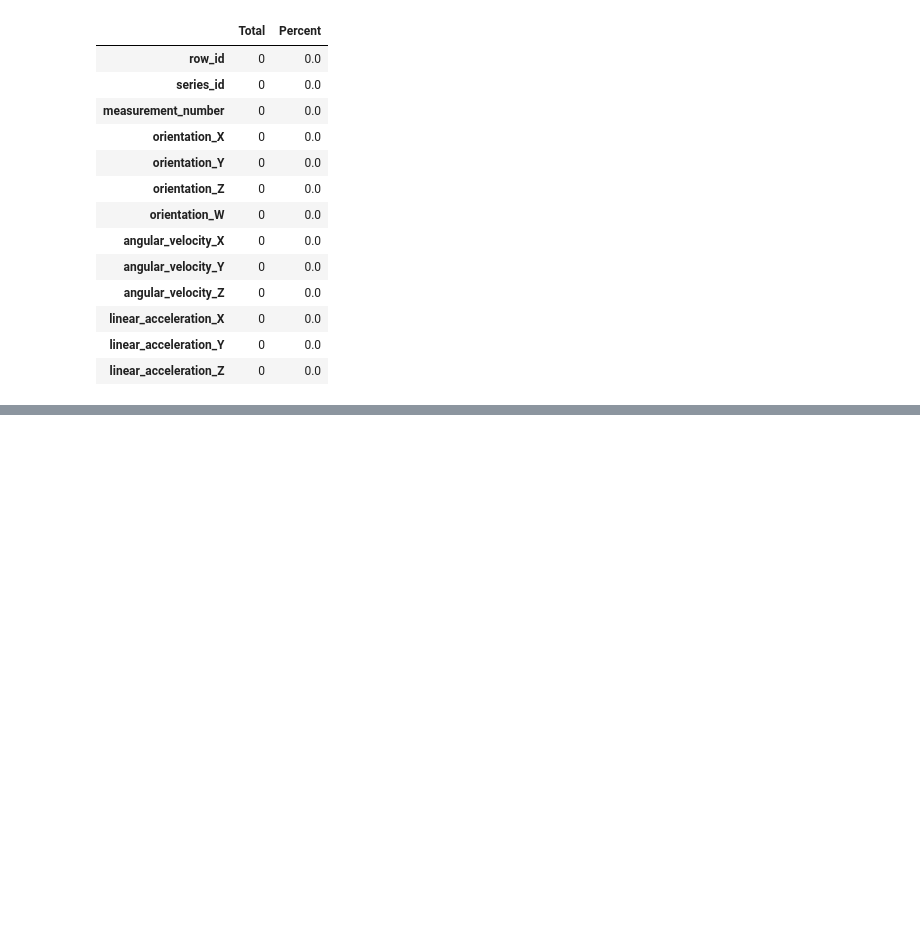
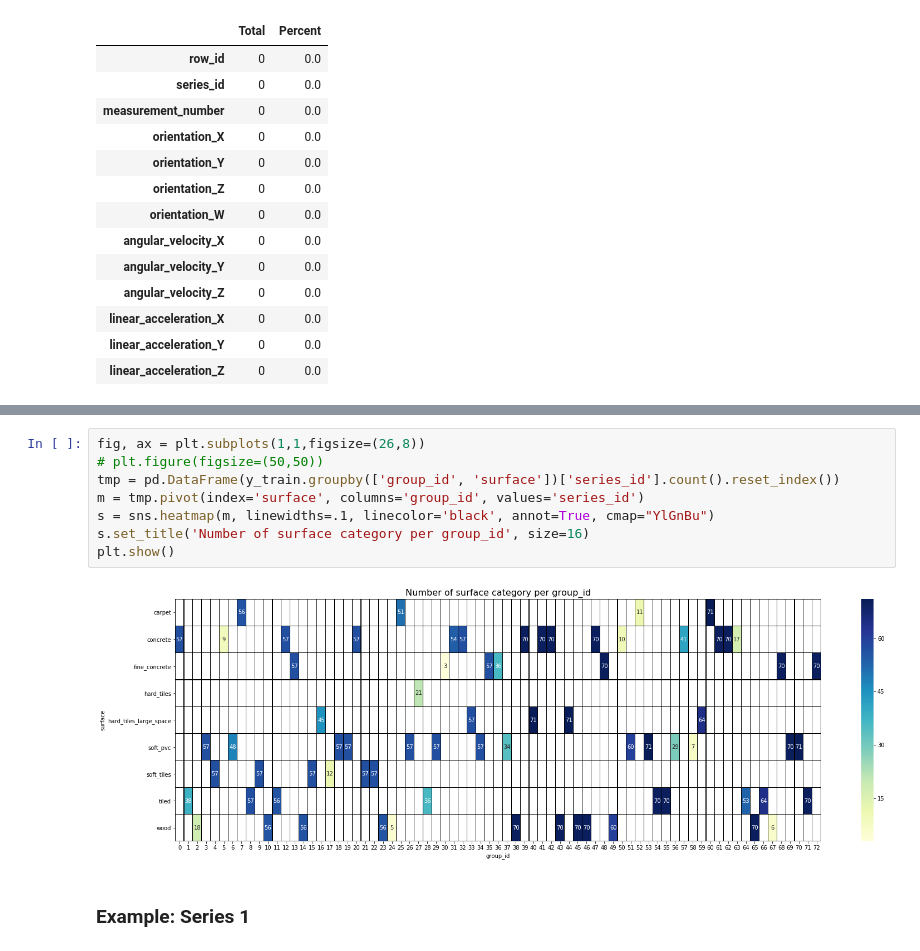
Before and after one commit to akansh12/Help_Robots_help_humanity, a Jupyter notebook: EDA.ipynb, the cells around one changed output, grey strips where cells are left out. Drawn from its saved outputs; the diff is of its cells as text; blank space fills up the shorter version.

Commit message:
Ploting Data

```diff
--- a/EDA.ipynb
+++ b/EDA.ipynb
@@ -148,0 +158,12 @@ Missing Data at Testing
+# %%
+fig, ax = plt.subplots(1,1,figsize=(26,8))
+# plt.figure(figsize=(50,50))
+tmp = pd.DataFrame(y_train.groupby(['group_id', 'surface'])['series_id'].count().reset_index())
+m = tmp.pivot(index='surface', columns='group_id', values='series_id')
+s = sns.heatmap(m, linewidths=.1, linecolor='black', annot=True, cmap="YlGnBu")
+s.set_title('Number of surface category per group_id', size=16)
+plt.show()
+# %% [output]
+[figure, added]
+# %% [markdown]
+### Example: Series 1
```
Also changed, not shown: parts of 10 cells of this notebook, 2 other files.
